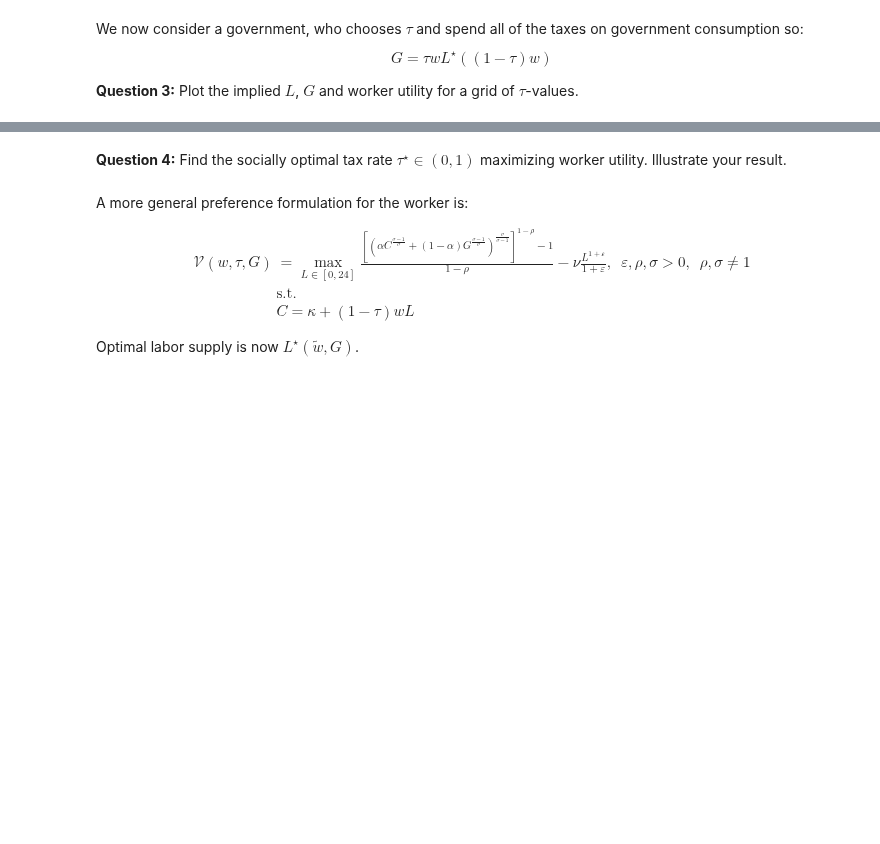
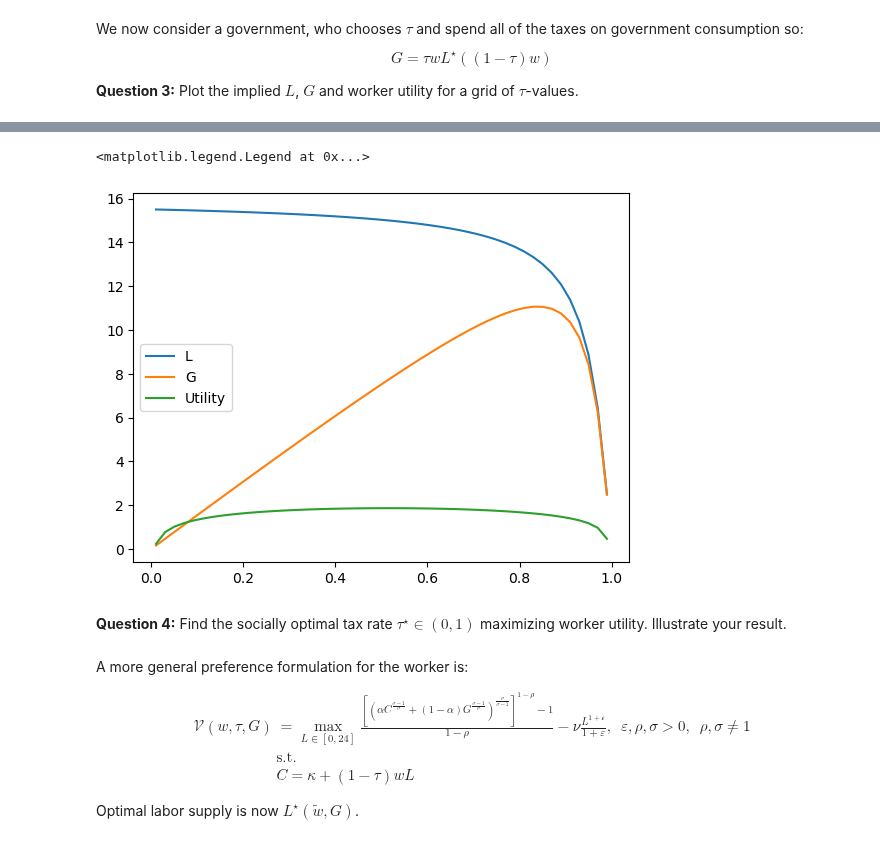
Before and after one commit to NumEconCopenhagen/projects-2023-it-hurts-when-ip, a Jupyter notebook: Exam 2023/Exam-2023-notebook.ipynb, the cells around one changed output, grey strips where cells are left out. Drawn from its saved outputs; the diff is of its cells as text; code cells hidden in the pictures; blank space fills up the shorter version.

```diff
--- a/Exam 2023/Exam-2023-notebook.ipynb
+++ b/Exam 2023/Exam-2023-notebook.ipynb
@@ -133,3 +160,19 @@ $$
+# %%
+V = V.subs(w_tilde, (1 - tau)*w)
+v_fn = sm.lambdify((L, nu, G, alpha, w, tau, kappa), V)
+# %%
+taus = np.linspace(0.01, 1-0.01, 50)
+L_stars = L_star_fn(1.0, 1.0,taus, 1/(2*16**2), 0.5)
+govt_conses = govt_cons_fn(taus, 1.0, L_stars)
+V_utils = v_fn(L_stars,1/(2*16**2), govt_conses, 0.5, 1.0, taus, 1.0)
+
+plt.plot(taus, L_stars, label = 'L')
+plt.plot(taus, govt_conses, label = 'G')
+plt.plot(taus, V_utils, label = 'Utility')
+plt.legend()
+# %% [output]
+<matplotlib.legend.Legend at 0x...>
+[figure, added]
 # %% [markdown]
 **Question 4:** Find the socially optimal tax rate $\tau^{\star}\in(0,1)$ maximizing worker utility. Illustrate your result.
 # %%
```
Also changed, not shown: parts of 14 cells of this notebook.
